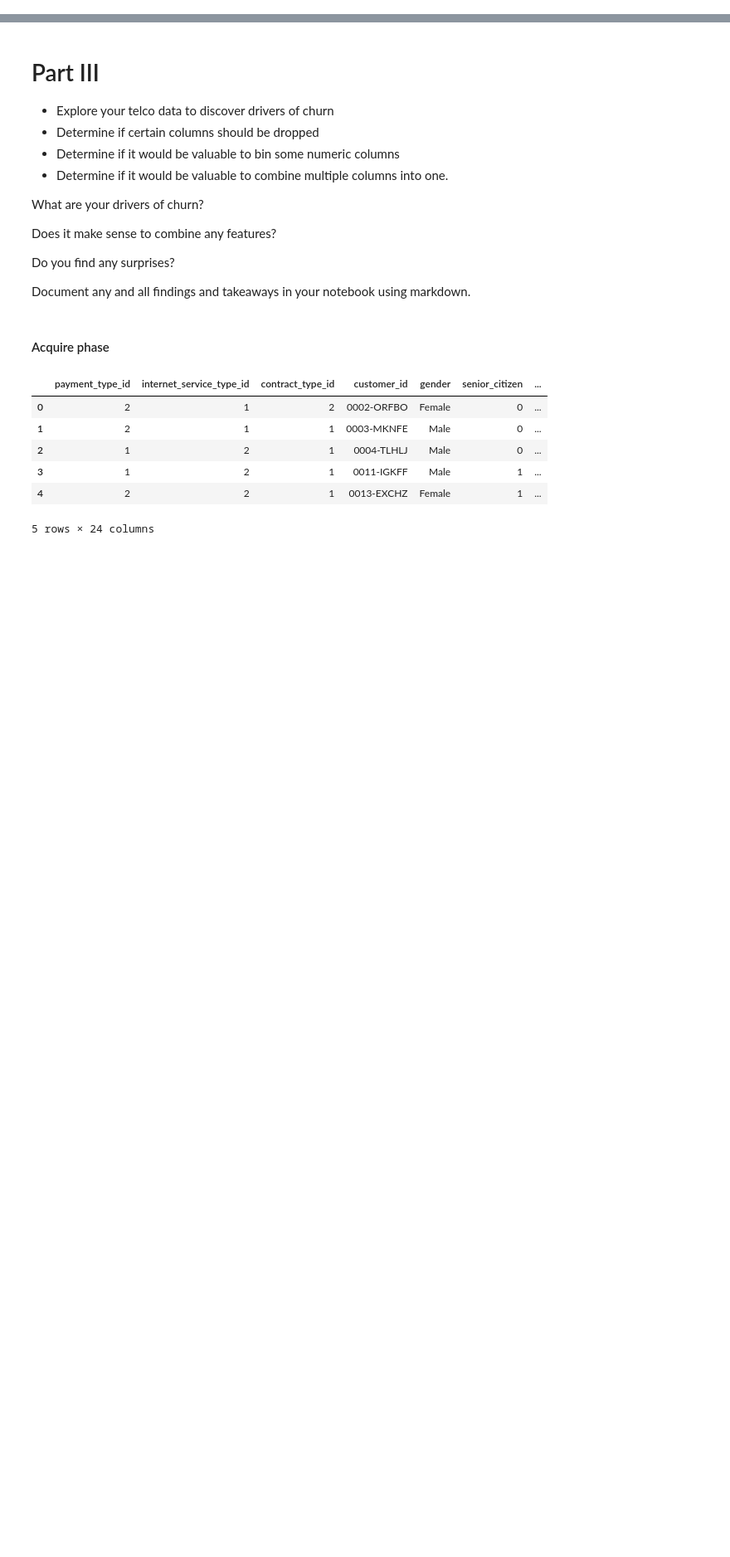
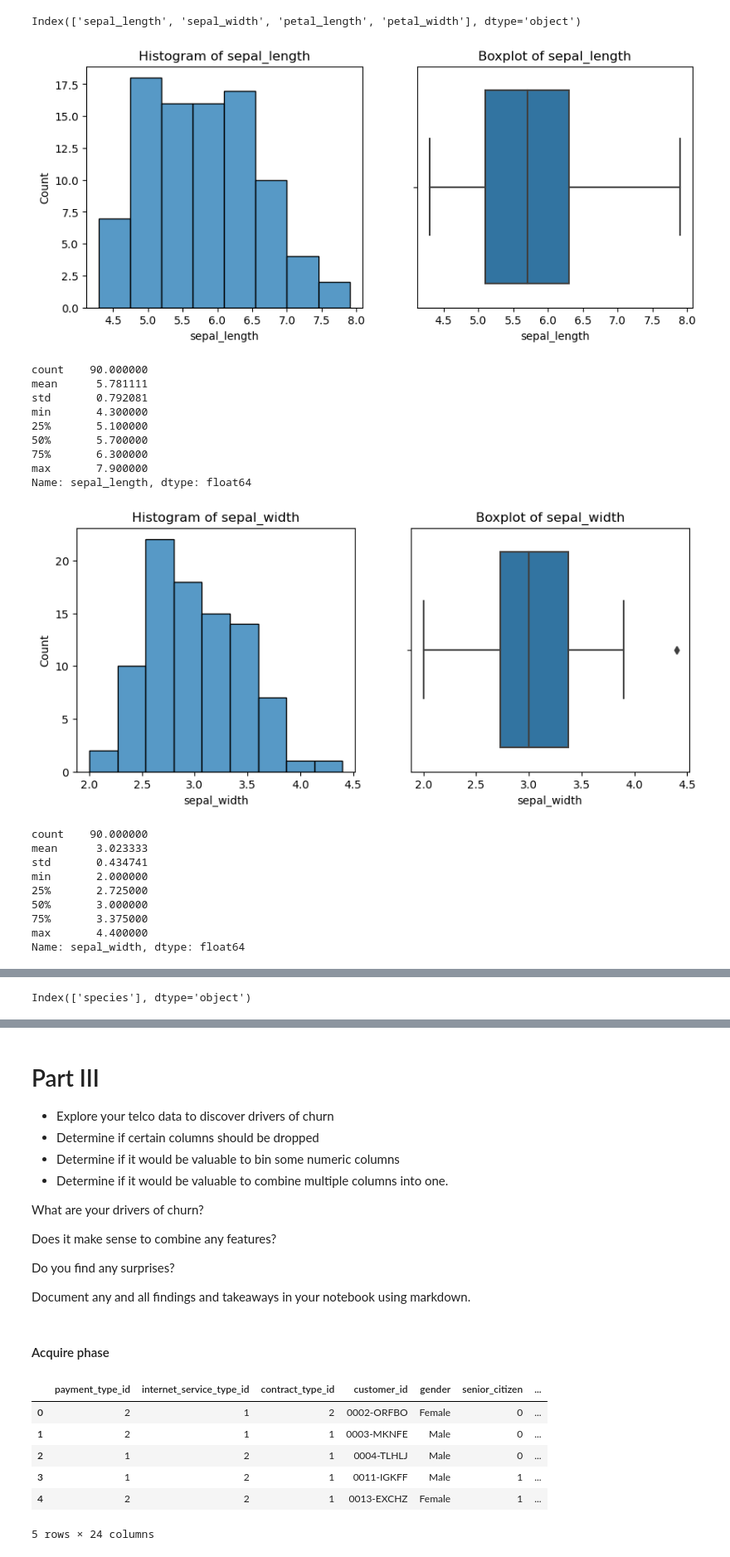
Before and after one commit to Luis-Martinez1/classification-exercises, a Jupyter notebook: explore.ipynb, the cells around one changed output, grey strips where cells are left out. Shown at 83% size. Saved outputs shown, nothing was run; the diff lists cells and outputs as text; code cells hidden in the pictures; blank space fills up the shorter version.

```diff
--- a/explore.ipynb
+++ b/explore.ipynb
@@ -9,0 +27,3 @@ any possible relationships.
+# %%
+# acquire data
+df = acquire.get_iris_data()
@@ -9,0 +63,3 @@ any possible relationships.
+# %%
+# split data with function from prepare module with species as the target variable
+train, validate, test = prepare.split_data(df, 'species')
@@ -9,0 +76,47 @@ any possible relationships.
+# %%
+# isolate quantitative variables
+num_cols = train.select_dtypes(include=['float64', 'int64']).columns
+num_cols
+# %% [output]
+Index(['sepal_length', 'sepal_width', 'petal_length', 'petal_width'], dtype='object')
+# %%
+for col in num_cols:
+    # Create a new figure for each column
+    plt.figure(figsize=(10, 4))
+
+    # Plot histogram
+    plt.subplot(1, 2, 1)  # 1 row, 2 columns, position 1
+    sns.histplot(train[col], fill=True)
+    plt.title(f'Histogram of {col}')
+
+    # Plot boxplot
+    plt.subplot(1, 2, 2)  # 1 row, 2 columns, position 2
+    sns.boxplot(x=train[col])
+    print()
+    plt.title(f'Boxplot of {col}')
+    print()
+    plt.show()
+
+    # Display descriptive statistics
+    print(train[col].describe())
+# %% [output]
+[figure, added]
+count    90.000000
+mean      5.781111
+std       0.792081
+min       4.300000
+25%       5.100000
+50%       5.700000
+75%       6.300000
+max       7.900000
+Name: sepal_length, dtype: float64
+[figure, added]
+count    90.000000
+mean      3.023333
+std       0.434741
+min       2.000000
+25%       2.725000
+50%       3.000000
+75%       3.375000
+max       4.400000
+Name: sepal_width, dtype: float64
@@ -9,0 +143,6 @@ any possible relationships.
+# %%
+# isolate categorical variable
+cat_cols = train.select_dtypes(include=['object']).columns
+cat_cols
+# %% [output]
+Index(['species'], dtype='object')
```
Also changed, not shown: parts of 38 cells of this notebook.
